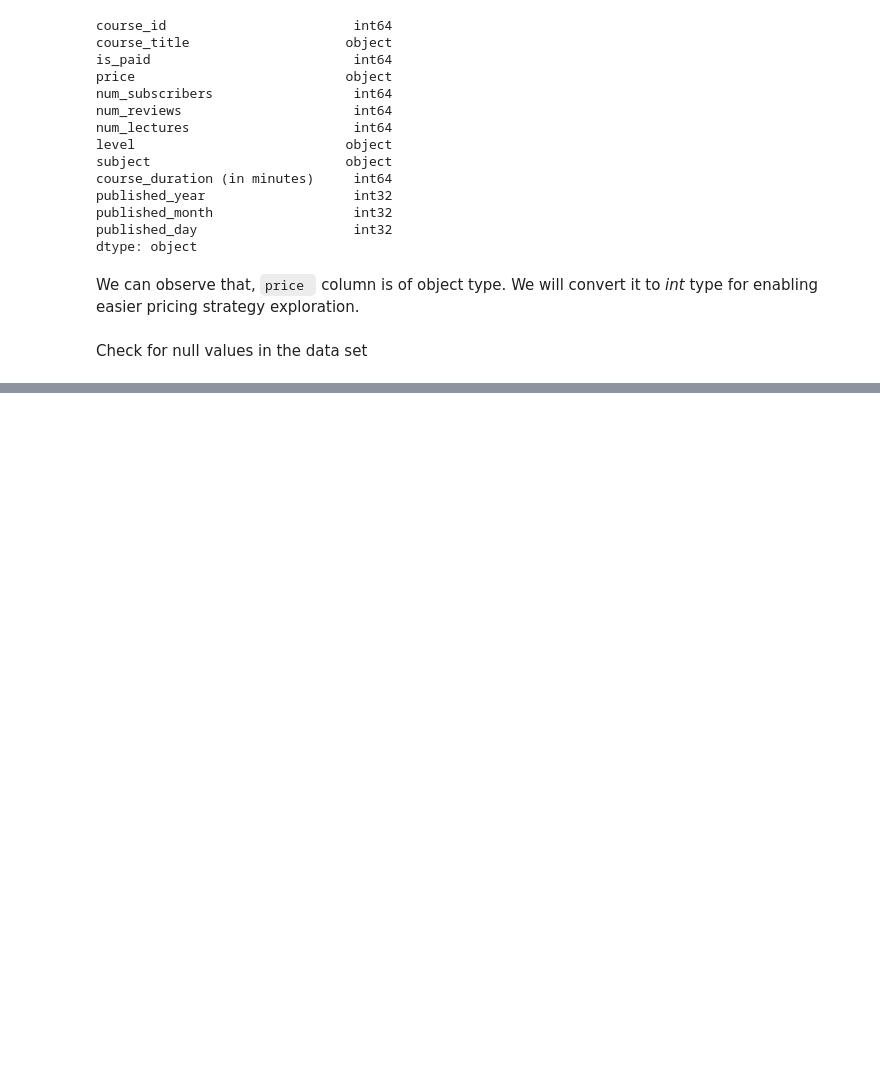
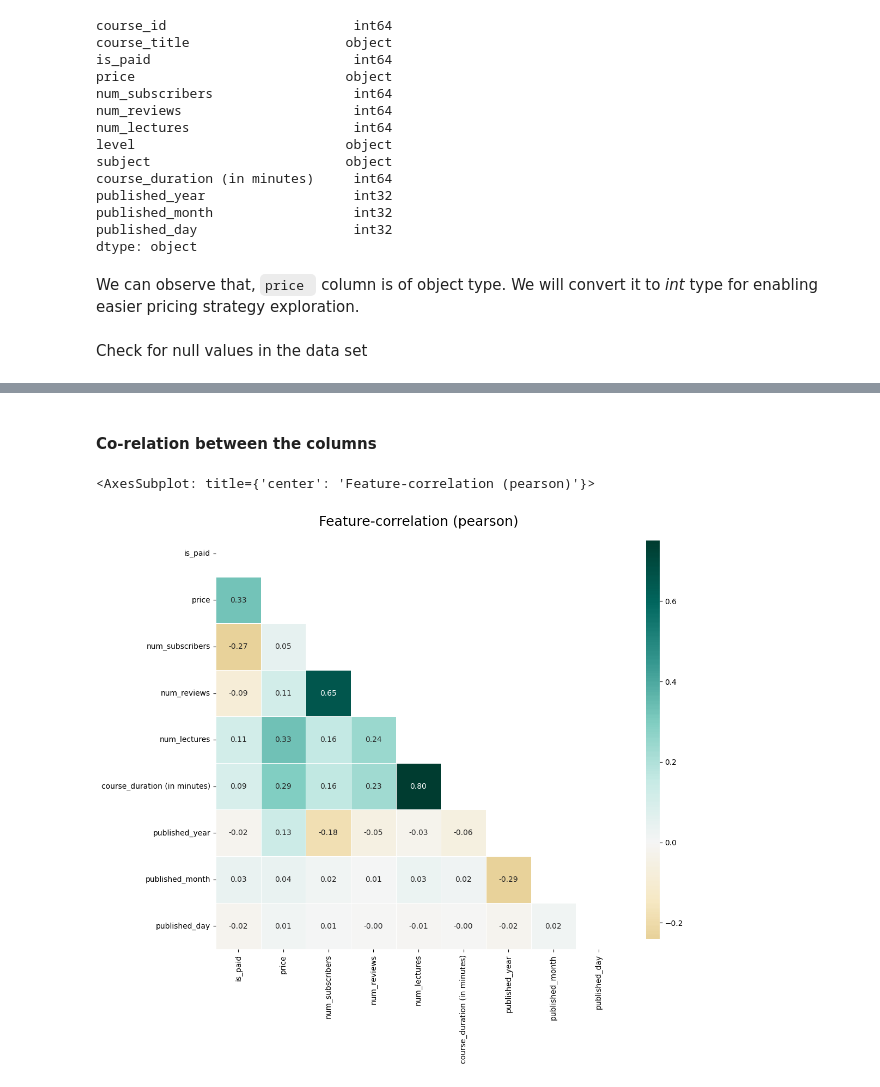
Before and after one commit to Chirag529/Udemy_Courses_Analysis, a Jupyter notebook: main.ipynb, the cells around one changed output, grey strips where cells are left out. Drawn from its saved outputs; the diff is of its cells as text; code cells hidden in the pictures; blank space fills up the shorter version.

```diff
--- a/main.ipynb
+++ b/main.ipynb
@@ -180,6 +180,9 @@ We can observe that, `price ` column is of object type. We will convert it to *i
 # %%
 # Change the data type of price column to int
 df["price"] = df["price"].astype("int")
+# %%
+# Let's remove the course_id column as it is not required for analysis.
+df.drop(columns=["course_id"], inplace=True)
 # %% [markdown]
 Check for null values in the data set
 # %%
@@ -203,0 +222,8 @@ So, there are no null values in our dataset which is kind of a good thing. :)
+# %% [markdown]
+#### Co-relation between the columns
+# %%
+# Let's plot correlation matrix to see the correlation between the variables using klip library function corr_plot().
+kb.corr_plot(df, annot=True)
+# %% [output]
+<AxesSubplot: title={'center': 'Feature-correlation (pearson)'}>
+[figure, added]
```
Also changed, not shown: parts of 29 cells of this notebook.
